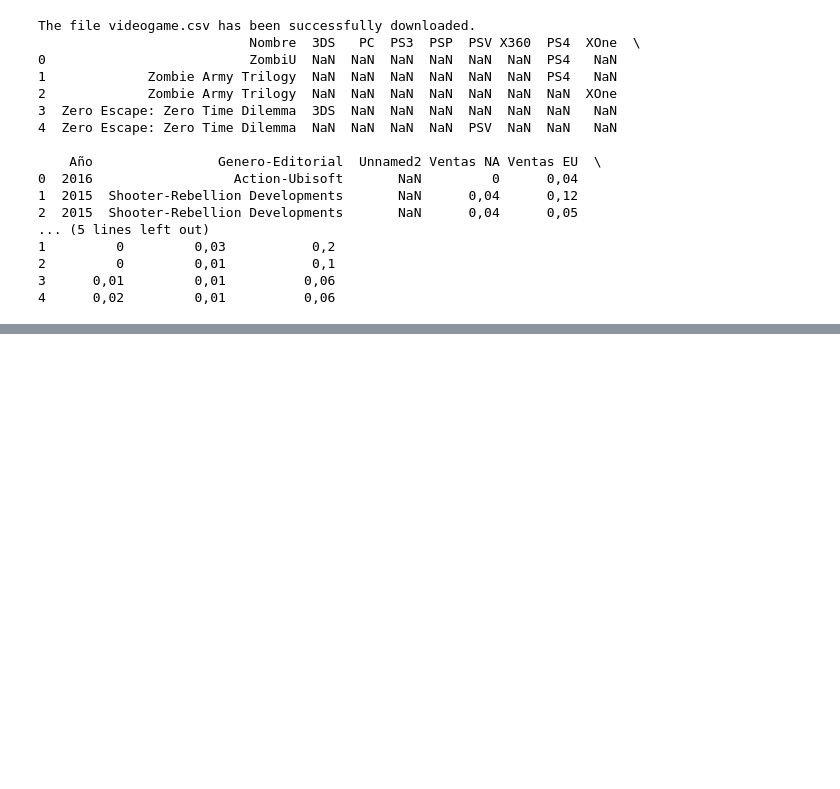
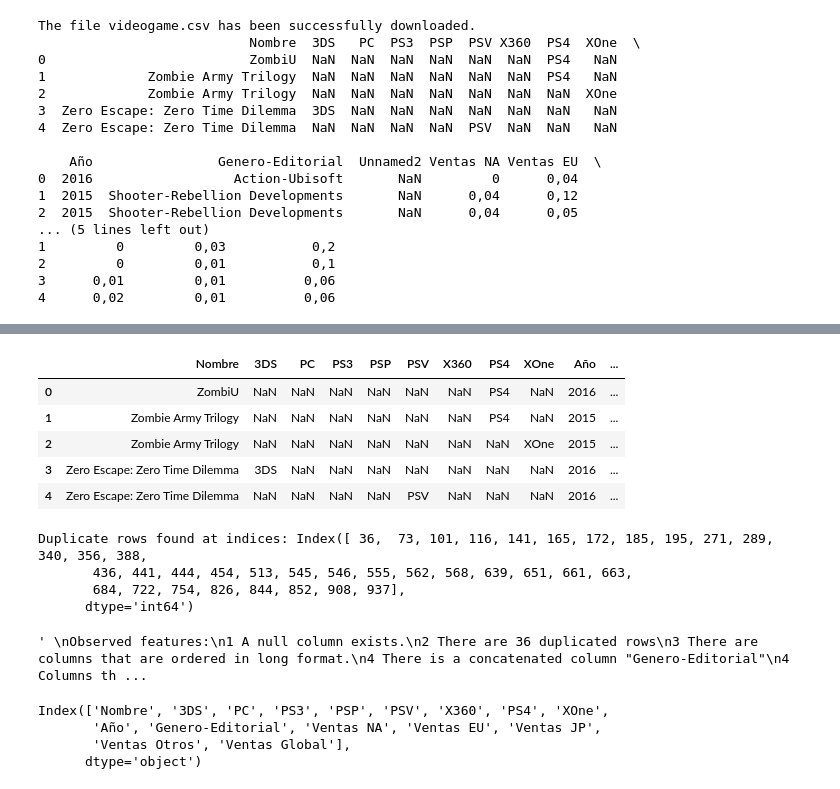
Before and after one commit to Rmella90/TDGlobant, a Jupyter notebook: Process.ipynb, the cells around one changed output, grey strips where cells are left out. Drawn from its saved outputs; the diff is of its cells as text; code cells hidden in the pictures; blank space fills up the shorter version.

```diff
--- a/Process.ipynb
+++ b/Process.ipynb
@@ -61,0 +82,34 @@ The file videogame.csv has been successfully downloaded.
+# %%
+df.head()
+# %% [output]
+|  | Nombre | 3DS | PC | PS3 | PSP | PSV | X360 | PS4 | XOne | Año | ... |
+| 0 | ZombiU | NaN | NaN | NaN | NaN | NaN | NaN | PS4 | NaN | 2016 | ... |
+| 1 | Zombie Army Trilogy | NaN | NaN | NaN | NaN | NaN | NaN | PS4 | NaN | 2015 | ... |
+| 2 | Zombie Army Trilogy | NaN | NaN | NaN | NaN | NaN | NaN | NaN | XOne | 2015 | ... |
+| 3 | Zero Escape: Zero Time Dilemma | 3DS | NaN | NaN | NaN | NaN | NaN | NaN | NaN | 2016 | ... |
+| 4 | Zero Escape: Zero Time Dilemma | NaN | NaN | NaN | NaN | PSV | NaN | NaN | NaN | 2016 | ... |
+# %%
+duplicate_rows = df.duplicated(keep='first')  # keep='first' marks all but the first occurrence as duplicates
+
+# Display duplicate rows
+if duplicate_rows.any():
+    duplicate_rows_indices = df[duplicate_rows].index
+    print(f"Duplicate rows found at indices: {duplicate_rows_indices}")
+else:
+    print("No duplicate rows found.")
+# %% [output]
+Duplicate rows found at indices: Index([ 36,  73, 101, 116, 141, 165, 172, 185, 195, 271, 289, 340, 356, 388,
+       436, 441, 444, 454, 513, 545, 546, 555, 562, 568, 639, 651, 661, 663,
+       684, 722, 754, 826, 844, 852, 908, 937],
+      dtype='int64')
+# %%
+"""
+Observed features:
+1 A null column exists.
+2 There are 36 duplicated rows
+3 There are columns that are ordered in long format.
+4 There is a concatenated column "Genero-Editorial"
+4 Columns that have prices and numerical values are loaded as objects, not floats.
+ """
+# %% [output]
+' \nObserved features:\n1 A null column exists.\n2 There are 36 duplicated rows\n3 There are columns that are ordered in long format.\n4 There is a concatenated column "Genero-Editorial"\n4 Columns th ...
@@ -61,0 +122,7 @@ The file videogame.csv has been successfully downloaded.
+# %%
+df.columns
+# %% [output]
+Index(['Nombre', '3DS', 'PC', 'PS3', 'PSP', 'PSV', 'X360', 'PS4', 'XOne',
+       'Año', 'Genero-Editorial', 'Ventas NA', 'Ventas EU', 'Ventas JP',
+       'Ventas Otros', 'Ventas Global'],
+      dtype='object')
```
Also changed, not shown: parts of 13 cells of this notebook, 1 other file.
